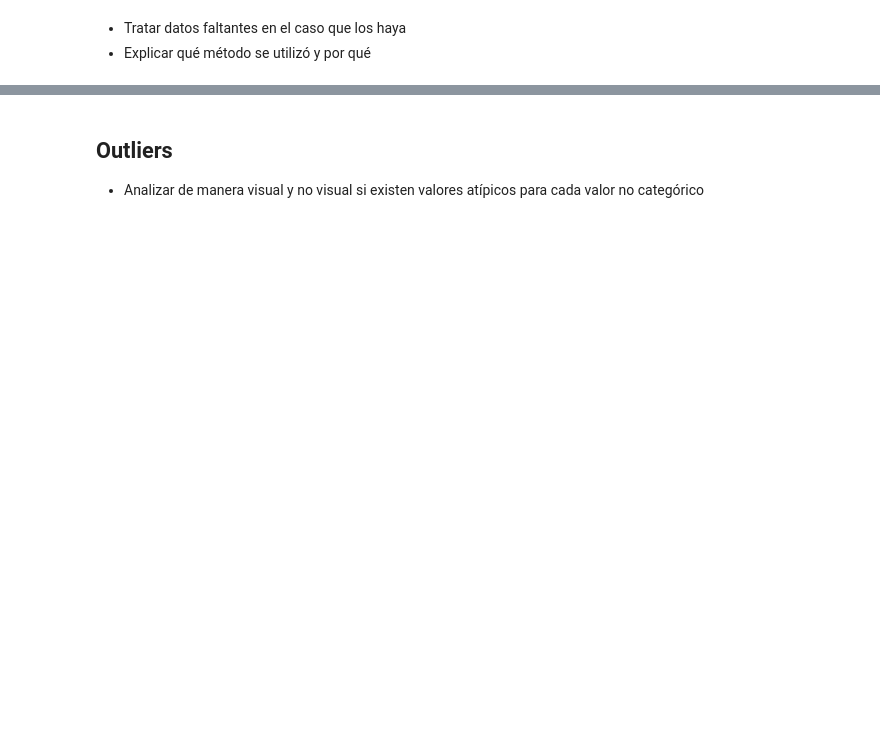
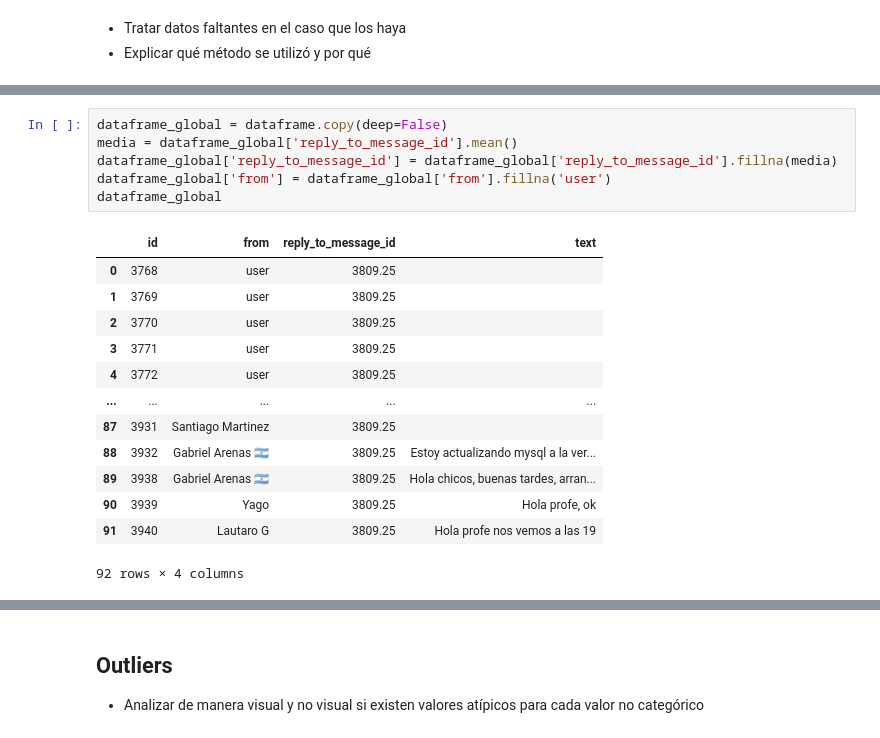
Before and after one commit to Lucas16AR/UM-BDD-II-2021, a Jupyter notebook: TP3.ipynb, the cells around one changed output, grey strips where cells are left out. Drawn from its saved outputs; the diff is of its cells as text; blank space fills up the shorter version.

```diff
--- a/TP3.ipynb
+++ b/TP3.ipynb
@@ -18,0 +98,20 @@
+# %%
+dataframe_global = dataframe.copy(deep=False)
+media = dataframe_global['reply_to_message_id'].mean()
+dataframe_global['reply_to_message_id'] = dataframe_global['reply_to_message_id'].fillna(media)
+dataframe_global['from'] = dataframe_global['from'].fillna('user')
+dataframe_global
+# %% [output]
+|  | id | from | reply_to_message_id | text |
+| 0 | 3768 | user | 3809.25 |  |
+| 1 | 3769 | user | 3809.25 |  |
+| 2 | 3770 | user | 3809.25 |  |
+| 3 | 3771 | user | 3809.25 |  |
+| 4 | 3772 | user | 3809.25 |  |
+| ... | ... | ... | ... | ... |
+| 87 | 3931 | Santiago Martinez | 3809.25 |  |
+| 88 | 3932 | Gabriel Arenas 🇦🇷 | 3809.25 | Estoy actualizando mysql a la ver... |
+| 89 | 3938 | Gabriel Arenas 🇦🇷 | 3809.25 | Hola chicos, buenas tardes, arran... |
+| 90 | 3939 | Yago | 3809.25 | Hola profe, ok |
+| 91 | 3940 | Lautaro G | 3809.25 | Hola profe nos vemos a las 19 |
+92 rows × 4 columns
```
Also changed, not shown: parts of 10 cells of this notebook, 5 other files.
